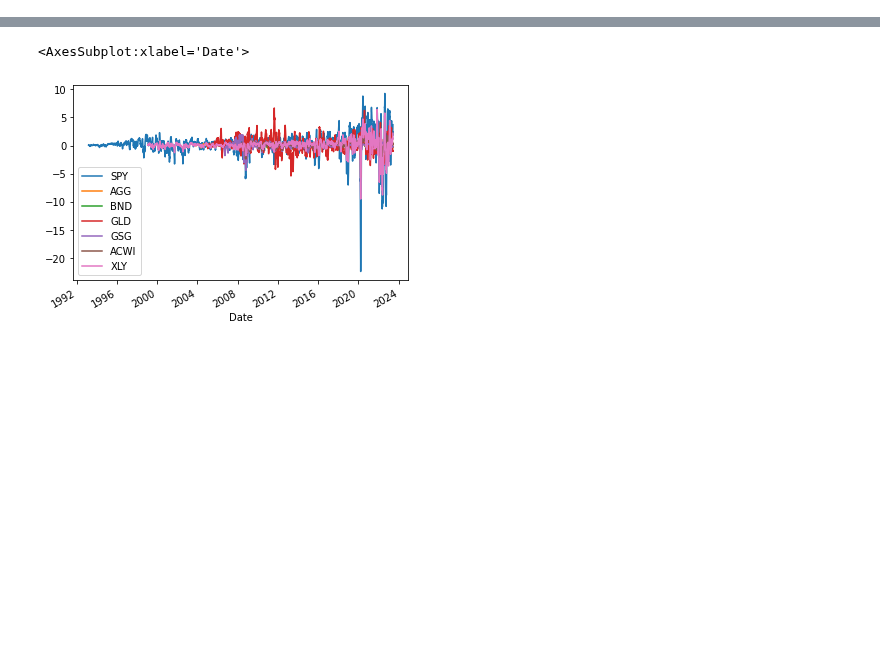
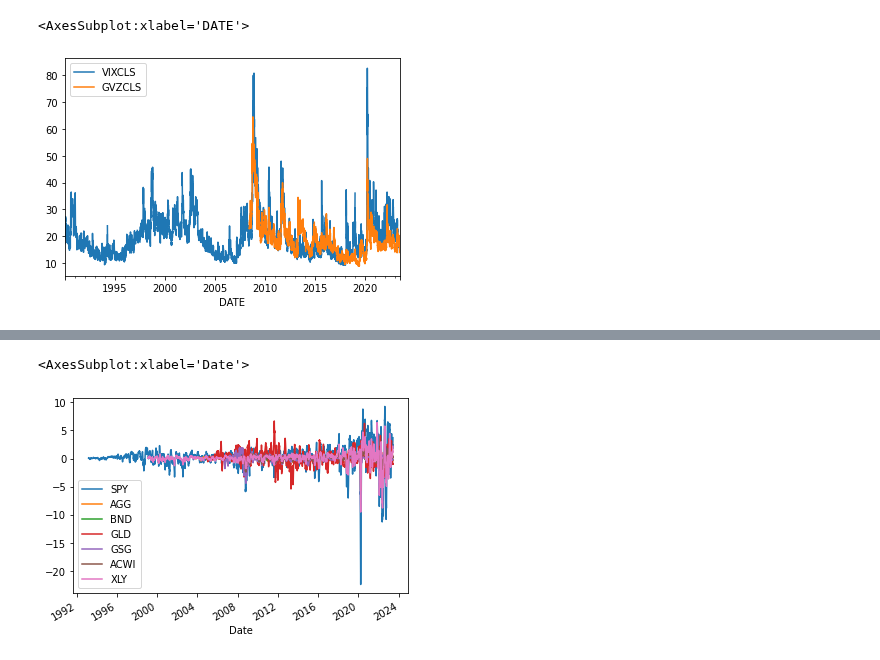
Before and after one commit to HTF1125/RobertLab, a Jupyter notebook: test.ipynb, the cells around one changed output, grey strips where cells are left out. Drawn from its saved outputs; the diff is of its cells as text; code cells hidden in the pictures; blank space fills up the shorter version.

```diff
--- a/test.ipynb
+++ b/test.ipynb
@@ -0,0 +1,25 @@
+# %%
+from pkg.src.core import data, Optimizer
+import numpy as np
+
+# prices = data.get_prices("SPY, AGG, BND, GLD, GSG, ACWI, XLY")
+# specific_constraints = [
+#     {"assets" : ["ACWI", "SPY"], "bounds" : {0.5, None}},
+#     {"assets" : ["GLD"], "bounds" : {None, 0.10}},
+# ]
+
+# opt = Optimizer.from_prices(prices=prices, weight_bounds=(0.05, 1.0)).set_specific_constraints(
+#     specific_constraints=specific_constraints
+# )
+# opt.hierarchical_equal_risk_contribution()
+
+import pandas as pd
+def get_vix() -> pd.DataFrame:
+    return data.get_macro(tickers="VIXCLS, GVZCLS")
+
+data = get_vix()
+
+data.plot()
+# %% [output]
+<AxesSubplot:xlabel='DATE'>
+[figure, added]
```
Also changed, not shown: parts of 4 cells of this notebook, 17 other files.
